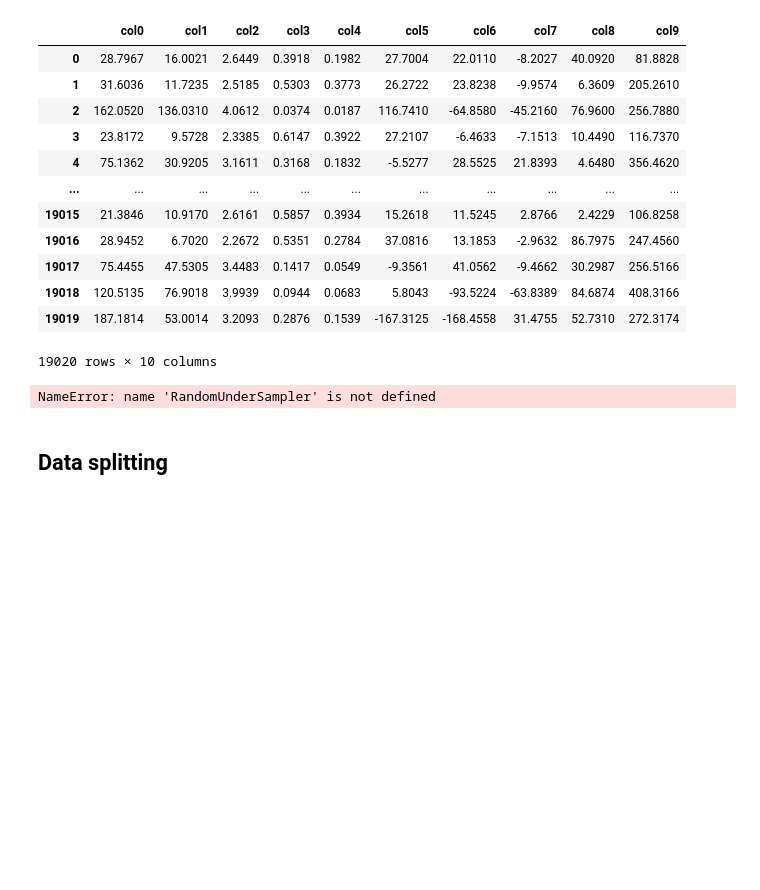
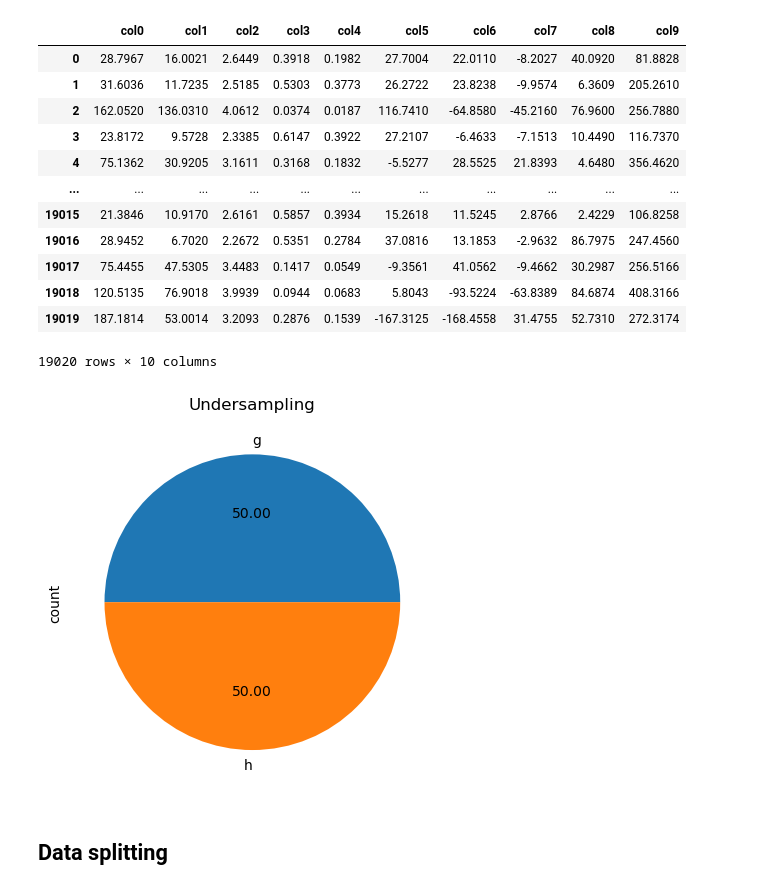
Before and after one commit to 1MR-Joe/ML-proj, a Jupyter notebook: problem1.ipynb, the cells around one changed output. Saved outputs shown, nothing was run; the diff lists cells and outputs as text; code cells hidden in the pictures; blank space fills up the shorter version.

Commit message:
Error solution

```diff
--- a/problem1.ipynb
+++ b/problem1.ipynb
@@ -65,10 +64,13 @@ x
 | 19019 | 187.1814 | 53.0014 | 3.2093 | 0.2876 | 0.1539 | -167.3125 | -168.4558 | 31.4755 | 52.7310 | 272.3174 |
 19020 rows × 10 columns
 # %%
-rus = RandomUnderSampler()
+rus = RandomUnderSampler(sampling_strategy=1)
 x_res, y_res = rus.fit_resample(x, y)
+
+ax = y_res.value_counts().plot.pie(autopct = '%.2f')
+_=ax.set_title("Undersampling")
 # %% [output]
-NameError: name 'RandomUnderSampler' is not defined
+[figure, added]
 # %% [markdown]
 ## Data splitting
 # %% [markdown]
```
Also changed, not shown: parts of 1 cell of this notebook.
